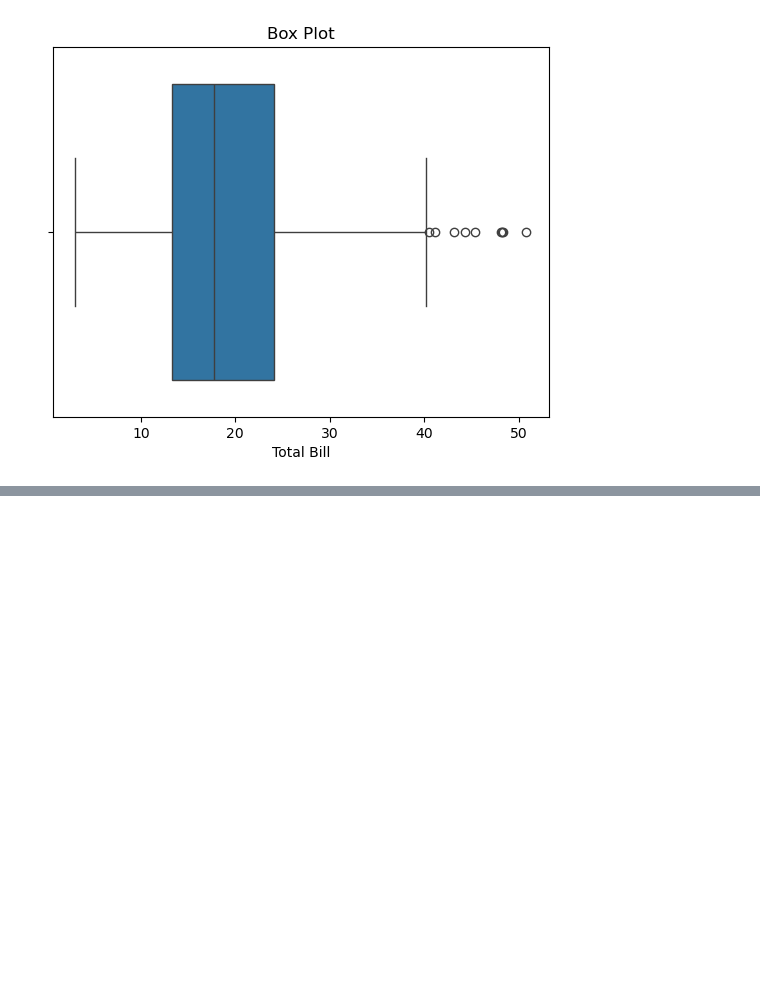
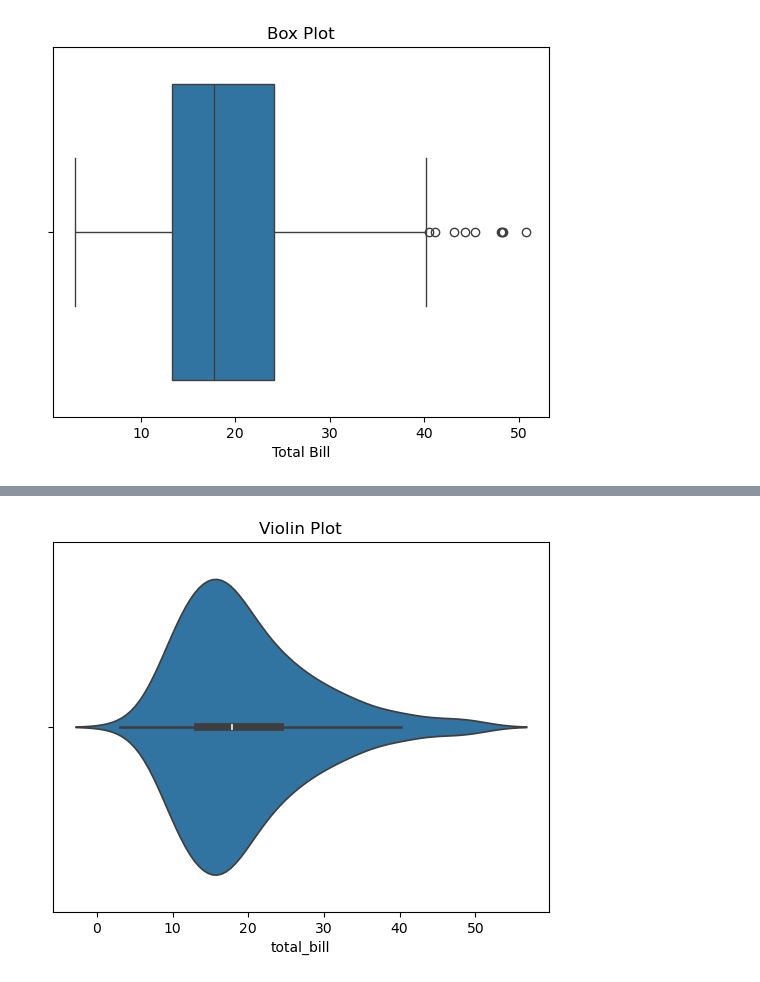
Before and after one commit to aryanra419/Python-class-notes, a Jupyter notebook: visualization.ipynb, the cells around one changed output, grey strips where cells are left out. Cells and saved outputs as stored; diff of their text form; code cells hidden in the pictures; blank space fills up the shorter version.

```diff
--- a/visualization.ipynb
+++ b/visualization.ipynb
@@ -148,0 +159,7 @@ plt.show()
+# %%
+plt.figure()
+sns.violinplot(x=df["total_bill"])
+plt.title("Violin Plot")
+plt.show()
+# %% [output]
+[figure, added]
```
Also changed, not shown: parts of 16 cells of this notebook.
